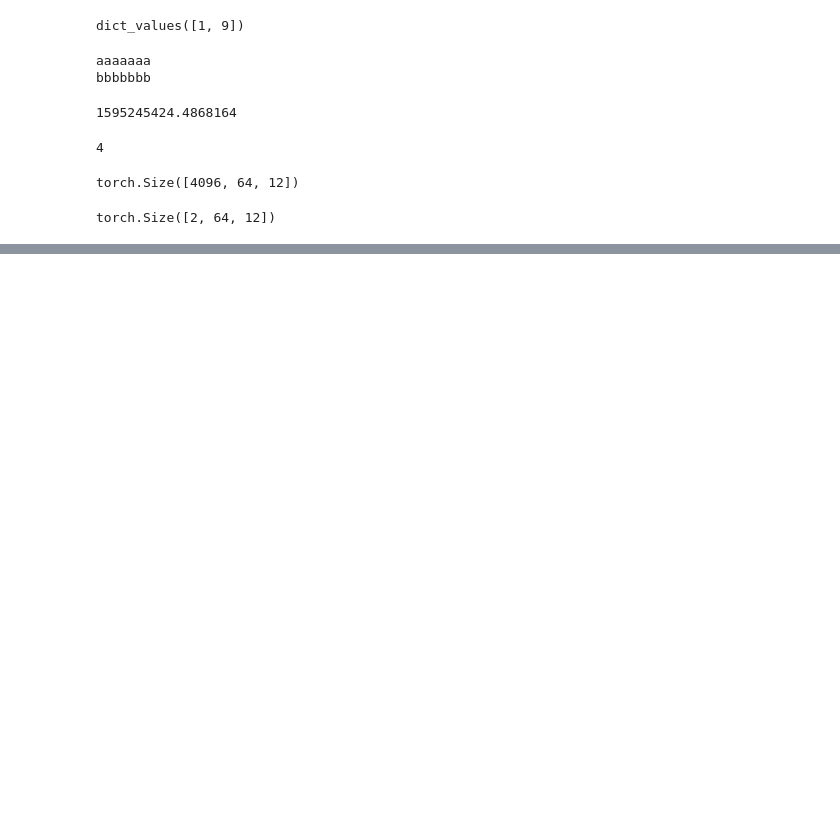
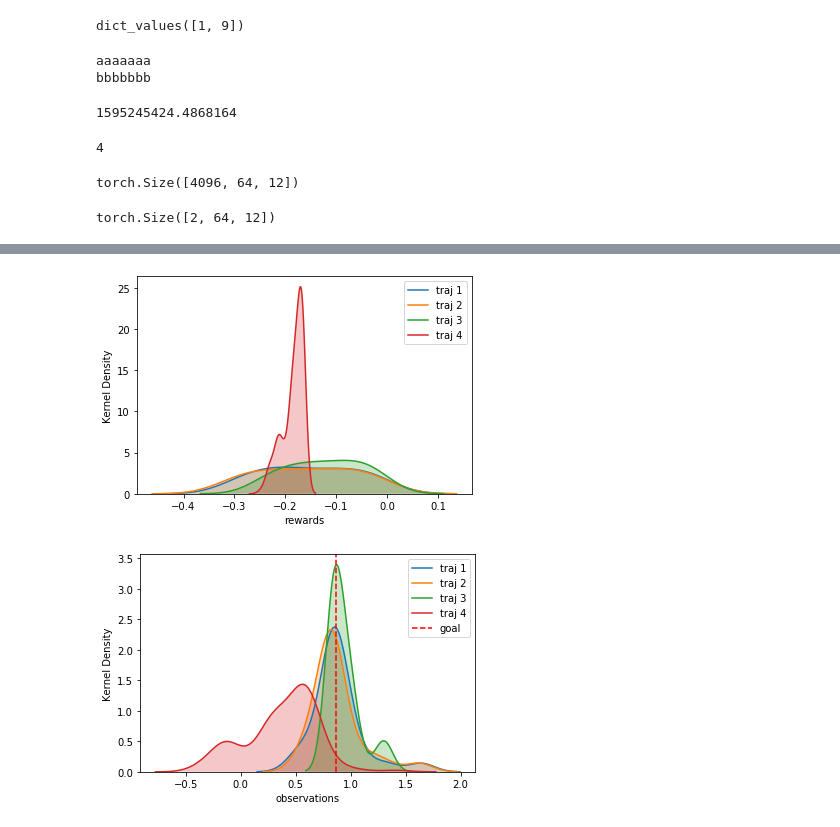
Before and after one commit to alvaroprat97/MetaRobot, a Jupyter notebook: testing.ipynb, the cells around one changed output, grey strips where cells are left out. Saved outputs shown, nothing was run; the diff lists cells and outputs as text; code cells hidden in the pictures; blank space fills up the shorter version.

```diff
--- a/testing.ipynb
+++ b/testing.ipynb
@@ -516,0 +768,7 @@ torch.Size([2, 64, 12])
+# %%
+traj_histo(all_paths_traj_sparse[1][:5], param = 'rewards')
+plt.figure()
+traj_histo(all_paths_traj_sparse[1][:5], param = 'observations', var_idx=1)
+# %% [output]
+[figure, added]
+[figure, added]
```
Also changed, not shown: parts of 6 cells of this notebook, 18 other files.
